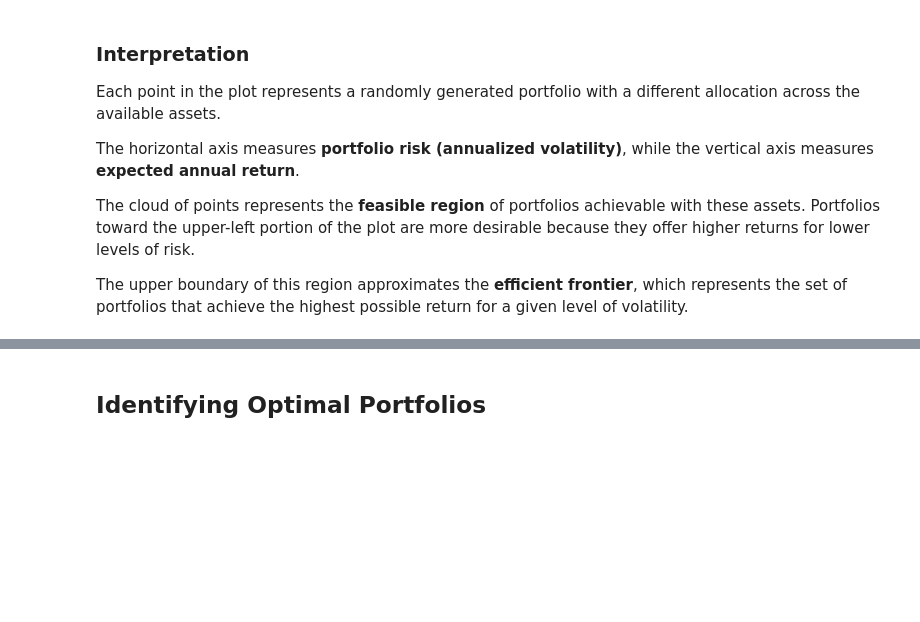
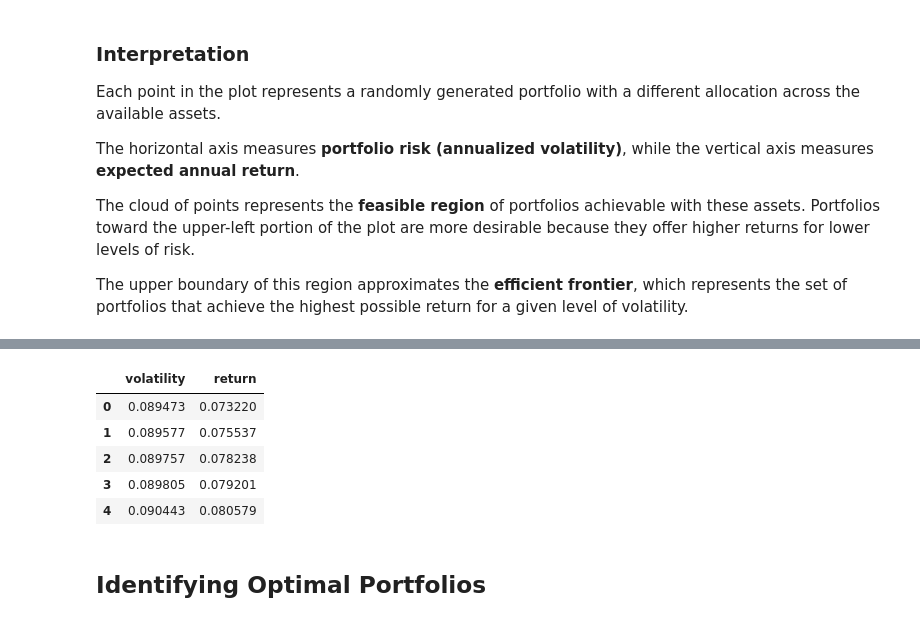
Before and after one commit to aidanpmitchell/stochastic-regime-portfolio-optimization, a Jupyter notebook: notebooks/03_portfolio_optimization.ipynb, the cells around one changed output, grey strips where cells are left out. Saved outputs shown, nothing was run; the diff lists cells and outputs as text; code cells hidden in the pictures; blank space fills up the shorter version.

```diff
--- a/notebooks/03_portfolio_optimization.ipynb
+++ b/notebooks/03_portfolio_optimization.ipynb
@@ -237,3 +245,35 @@ The upper boundary of this region approximates the **efficient frontier**, which
+# %%
+frontier_df = pd.DataFrame({
+    "volatility": sim_volatility,
+    "return": sim_returns
+})
+
+# Sort by volatility
+frontier_df = frontier_df.sort_values("volatility").reset_index(drop=True)
+
+# Keep only points on the upper envelope
+frontier_points = []
+max_return_so_far = -np.inf
+
+for _, row in frontier_df.iterrows():
+    if row["return"] > max_return_so_far:
+        frontier_points.append(row)
+        max_return_so_far = row["return"]
+
+frontier_points = pd.DataFrame(frontier_points)
+
+# Keep only the efficient branch starting at the minimum variance portfolio
+frontier_points = frontier_points[frontier_points["volatility"] >= min_vol_vol]
+frontier_points = frontier_points.reset_index(drop=True)
+
+frontier_points.head()
+# %% [output]
+|  | volatility | return |
+| 0 | 0.089473 | 0.073220 |
+| 1 | 0.089577 | 0.075537 |
+| 2 | 0.089757 | 0.078238 |
+| 3 | 0.089805 | 0.079201 |
+| 4 | 0.090443 | 0.080579 |
 # %% [markdown]
 ## Identifying Optimal Portfolios
 # %% [markdown]
```
Also changed, not shown: parts of 15 cells of this notebook.
